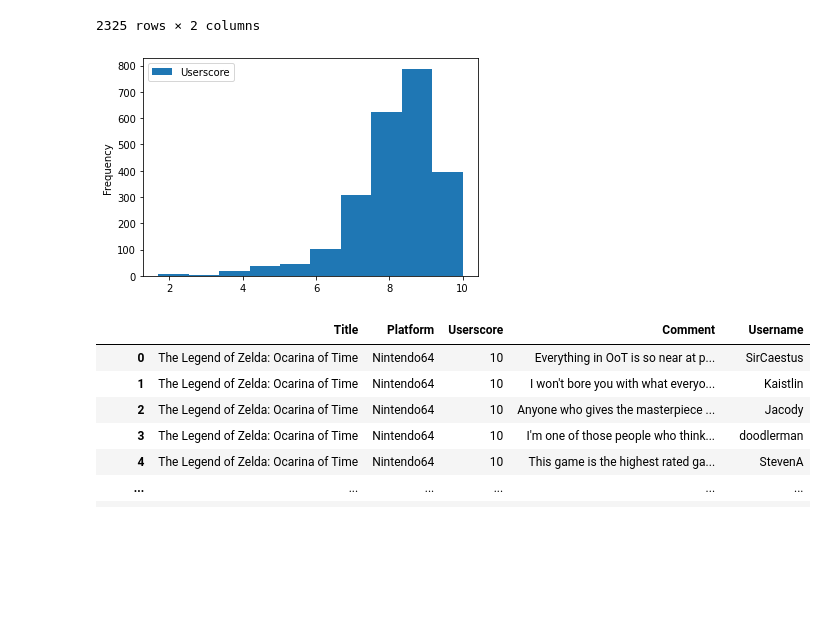
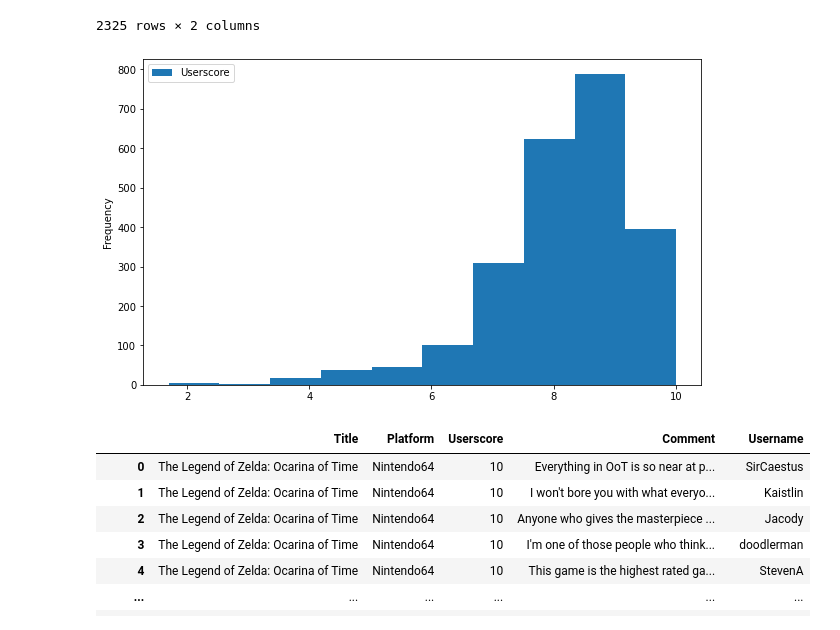
Before and after one commit to Satarasiel/ironhack-projects, a Jupyter notebook: final-project/your-project/Part 1 - Cleaning.ipynb, the cells around one changed output. Cells and saved outputs as stored; diff of their text form; code cells hidden in the pictures; blank space fills up the shorter version.

```diff
--- a/final-project/your-project/Part 1 - Cleaning.ipynb
+++ b/final-project/your-project/Part 1 - Cleaning.ipynb
@@ -569,9 +547,9 @@ avg_cmt_user_score
 avg_cmt_user_score.to_csv('Datasets/avg_commented_userscore.csv')
 # %%
 # Checking the userscores distribution
-avg_cmt_user_score.plot(kind = 'hist');
+avg_cmt_user_score.plot(kind='hist', figsize=(10,6));
 # %% [output]
-[figure, old version]
+[figure, new version]
 # %%
 # Final dataframe
 comments
```
Also changed, not shown: parts of 20 cells of this notebook.
